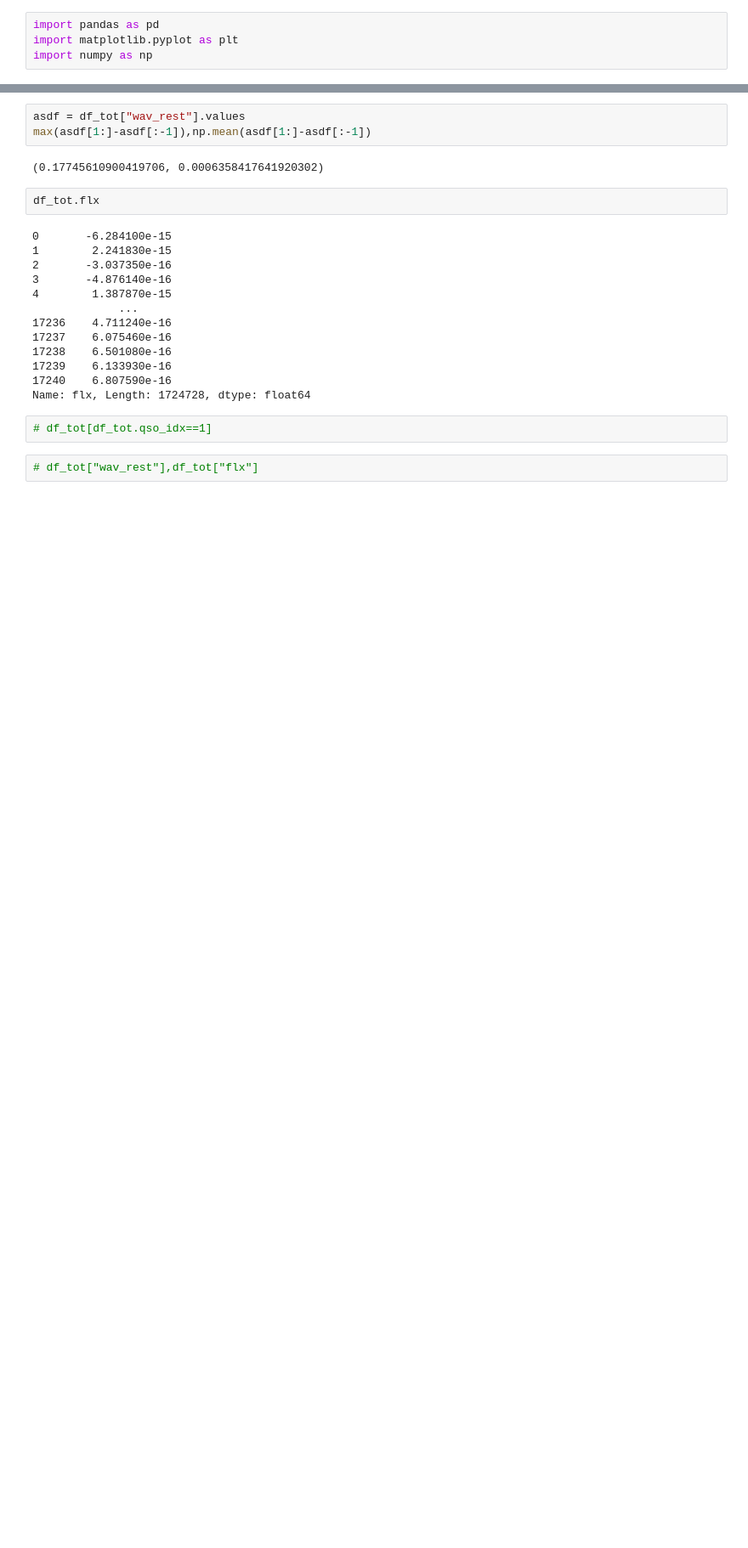
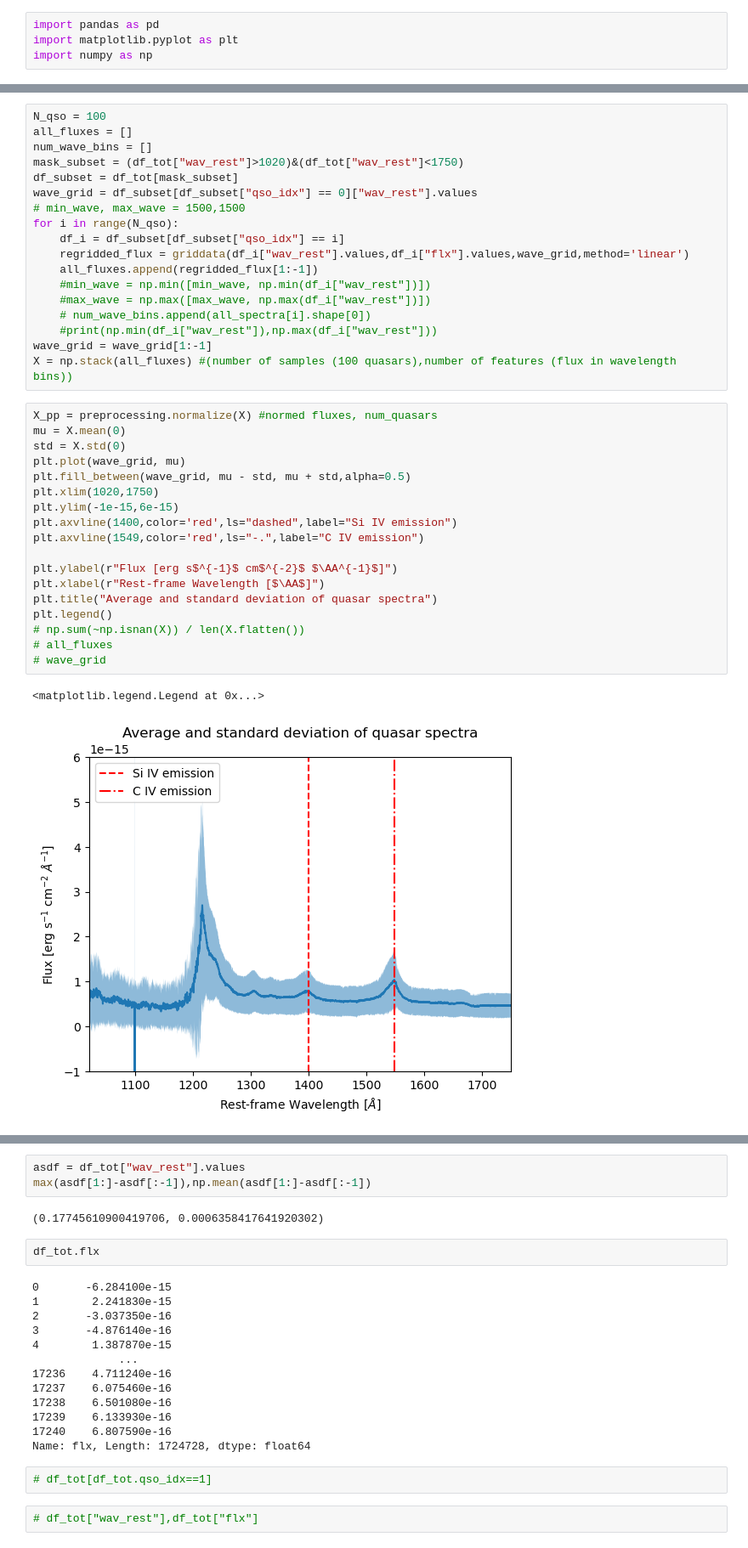
Before and after one commit to bayu-wilson/quasar_spectral_reconstruction_with_PCA, a Jupyter notebook: DimReductionAstroSpectra.ipynb, the cells around one changed output, grey strips where cells are left out. Shown at 85% size. Saved outputs shown, nothing was run; the diff lists cells and outputs as text; blank space fills up the shorter version.

```diff
--- a/DimReductionAstroSpectra.ipynb
+++ b/DimReductionAstroSpectra.ipynb
@@ -45,0 +104,39 @@ plt.ylim(-1e-15,1e-15)
+# %%
+N_qso = 100
+all_fluxes = []
+num_wave_bins = []
+mask_subset = (df_tot["wav_rest"]>1020)&(df_tot["wav_rest"]<1750)
+df_subset = df_tot[mask_subset]
+wave_grid = df_subset[df_subset["qso_idx"] == 0]["wav_rest"].values
+# min_wave, max_wave = 1500,1500
+for i in range(N_qso):
+    df_i = df_subset[df_subset["qso_idx"] == i]
+    regridded_flux = griddata(df_i["wav_rest"].values,df_i["flx"].values,wave_grid,method='linear')
+    all_fluxes.append(regridded_flux[1:-1])
+    #min_wave = np.min([min_wave, np.min(df_i["wav_rest"])])
+    #max_wave = np.max([max_wave, np.max(df_i["wav_rest"])])
+    # num_wave_bins.append(all_spectra[i].shape[0])
+    #print(np.min(df_i["wav_rest"]),np.max(df_i["wav_rest"]))
+wave_grid = wave_grid[1:-1]
+X = np.stack(all_fluxes) #(number of samples (100 quasars),number of features (flux in wavelength bins))
+# %%
+X_pp = preprocessing.normalize(X) #normed fluxes, num_quasars
+mu = X.mean(0)
+std = X.std(0)
+plt.plot(wave_grid, mu)
+plt.fill_between(wave_grid, mu - std, mu + std,alpha=0.5)
+plt.xlim(1020,1750)
+plt.ylim(-1e-15,6e-15)
+plt.axvline(1400,color='red',ls="dashed",label="Si IV emission")
+plt.axvline(1549,color='red',ls="-.",label="C IV emission")
+
+plt.ylabel(r"Flux [erg s$^{-1}$ cm$^{-2}$ $\AA^{-1}$]")
+plt.xlabel(r"Rest-frame Wavelength [$\AA$]")
+plt.title("Average and standard deviation of quasar spectra")
+plt.legend()
+# np.sum(~np.isnan(X)) / len(X.flatten())
+# all_fluxes
+# wave_grid
+# %% [output]
+<matplotlib.legend.Legend at 0x...>
+[figure, added]
```
Also changed, not shown: parts of 40 cells of this notebook.
